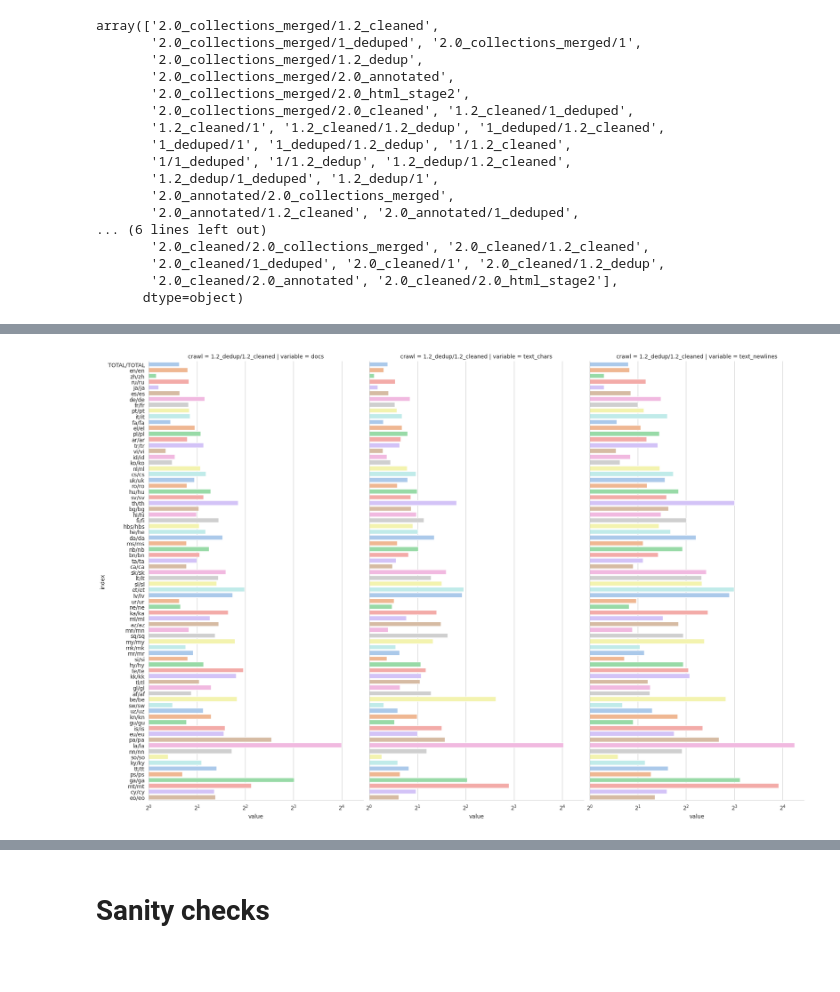
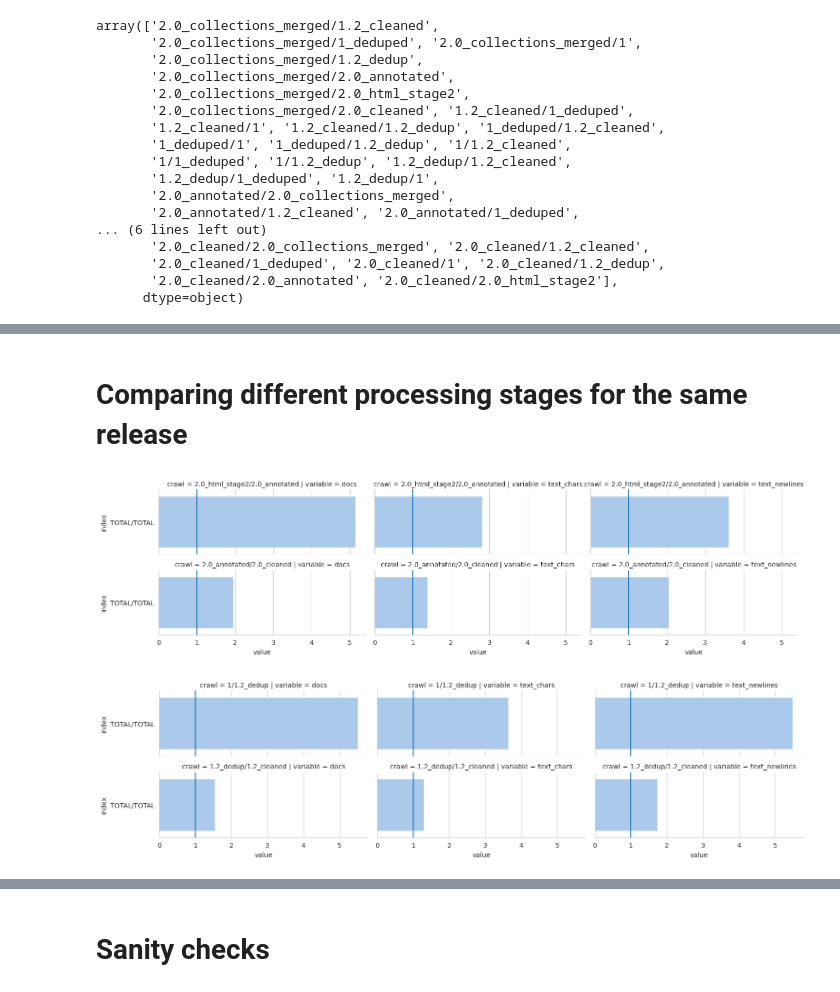
Before and after one commit to hplt-project/warc2text-runner, a Jupyter notebook: stats/lang-stats-release1VS2.ipynb, the cells around one changed output, grey strips where cells are left out. Cells and saved outputs as stored; diff of their text form; code cells hidden in the pictures; blank space fills up the shorter version.

```diff
--- a/stats/lang-stats-release1VS2.ipynb
+++ b/stats/lang-stats-release1VS2.ipynb
@@ -298,5 +306,16 @@ plot_ratios(pdf[pdf.crawl=='2.0_annotated/2.0_cleaned'],
-# %%
-plot_ratios(pdf[pdf.crawl=='1.2_dedup/1.2_cleaned'],
-            height=12, aspect=0.5, save_path='_release1vs2/ratios_release1_dedupVScleaned.pdf')
-# %% [output]
-[figure, removed]
+# %% [markdown]
+# Comparing different processing stages for the same release
+# %%
+plots = '2.0_html_stage2/2.0_annotated 2.0_annotated/2.0_cleaned'.split()
+plot_ratios(pdf[(pdf.lang=='TOTAL') &
+    pdf.crawl.isin(plots)], row_order=plots,
+            height=2, aspect=2.5, save_path='_release1vs2/ratios_2steps_totals.pdf', log_base=0)
+# %% [output]
+[figure, added]
+# %%
+plots = '1/1.2_dedup 1.2_dedup/1.2_cleaned'.split()
+plot_ratios(pdf[(pdf.lang=='TOTAL') &
+    pdf.crawl.isin(plots)], row_order=plots,
+            height=2, aspect=2.5, save_path='_release1vs2/ratios_1steps_totals.pdf', log_base=0)
+# %% [output]
+[figure, added]
```
Also changed, not shown: parts of 19 cells of this notebook.
